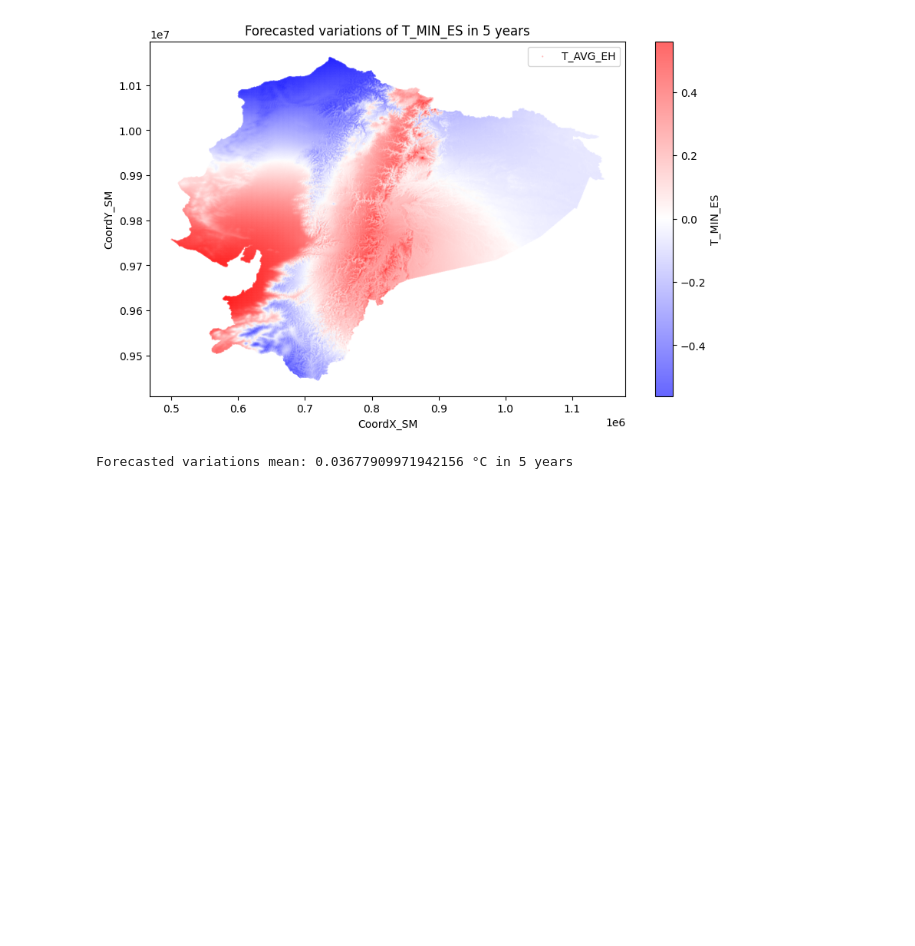
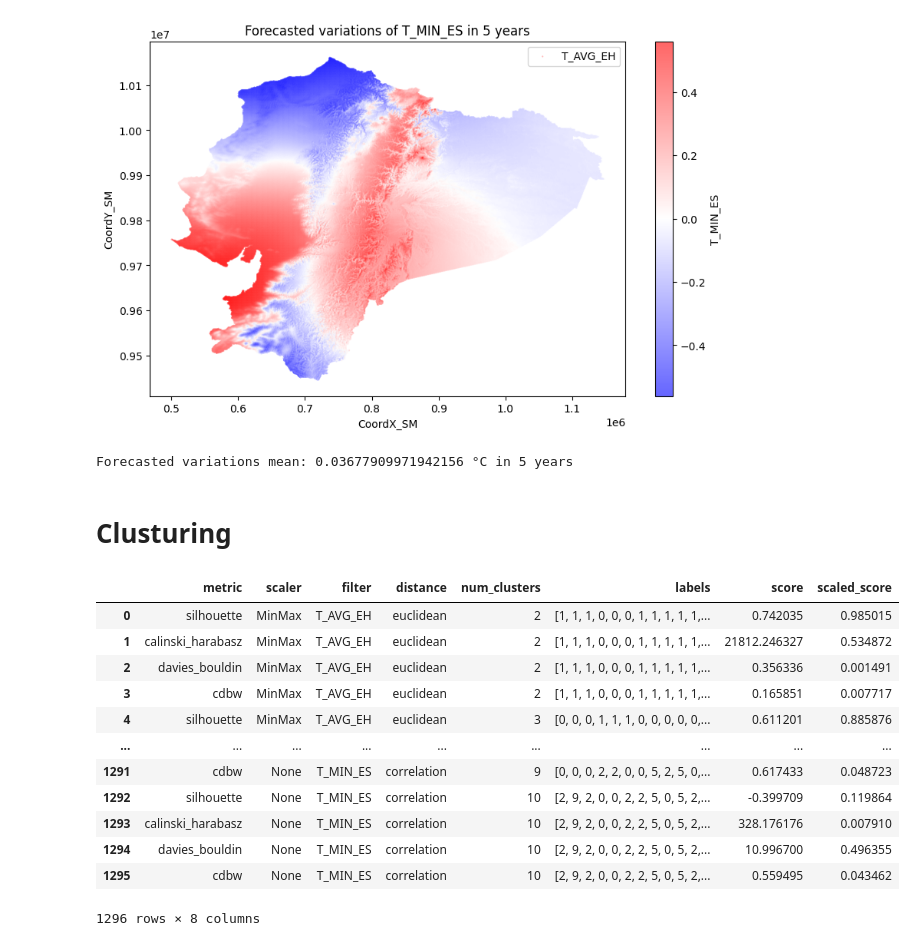
Before and after one commit to tutur90/Weather-Forecast, a Jupyter notebook: Map_forcast.ipynb, the cells around one changed output. Drawn from its saved outputs; the diff is of its cells as text; code cells hidden in the pictures; blank space fills up the shorter version.

```diff
--- a/Map_forcast.ipynb
+++ b/Map_forcast.ipynb
@@ -211,3 +211,5 @@ T_MAX_ES has missing values
 T_MIN_EH has missing values
 [figure]
 Forecasted variations mean: 0.03677909971942156 °C in 5 years
+# %% [markdown]
+# Clusturing
@@ -213,0 +275,73 @@ Forecasted variations mean: 0.03677909971942156 °C in 5 years
+# %%
+import numpy as np
+import pandas as pd
+import itertools
+from tqdm.notebook import tqdm
+from sklearn.preprocessing import MinMaxScaler, StandardScaler
+from scipy.spatial.distance import pdist, squareform
+from sklearn.cluster import AgglomerativeClustering
+
+
+dfc = df.copy()
+
+test_clusters = 10
+
+metrics = ['silhouette', 'calinski_harabasz', 'davies_bouldin', 'cdbw']
+
+scalers = [ 'MinMax', 'Standard', 'None']
+
+# method=['c', 'sp', 'st']
+
+filters = ['T_AVG_EH', 'T_AVG_ES', 'T_MIN_ES']
+
+distances = ['euclidean', 'cosine','chebyshev','correlation' ]
+
+params = [ scalers,filters, distances]
+
+list_params = list(itertools.product(*params))
+
+results = []
+
+for n, (scaler, filter, distance) in tqdm(enumerate(list_params), total=len(list_params)):
+
+
+    features_size = 4 if filter=='IN' else 3
+
+    if scaler != 'None':
+      if scaler == 'MinMax':
+        used_scaler = MinMaxScaler()
+      else:
+        used_scaler = StandardScaler()
+      dfcs = pd.DataFrame(used_scaler.fit_transform(dfc), columns=dfc.columns)
+    else:
+      dfcs = dfc
+
+    df_f = dfcs[filter].sample(frac = 0.02)
+
+    for cluster in range(2,test_clusters+1):
+        clust = AgglomerativeClustering(n_clusters=cluster,metric=distance,  linkage='ward' if distance == 'euclidian' else 'average')
+        clust.fit_predict(df_f)
+        labels = clust.labels_
+        for metric in metrics:
+            results.append({'metric': metric, 'scaler': scaler, 'filter': filter, 'distance': distance, 'num_clusters': cluster, 'labels': labels, 'score': get_eval_metric(metric)(df_f, labels)})
+
+results = pd.DataFrame(results)
+
+
+results['scaled_score'] = results.groupby('metric')['score'].transform(lambda x: MinMaxScaler().fit_transform(x.values.reshape(-1, 1)).reshape(-1))
+
+results
+# %% [output]
+|  | metric | scaler | filter | distance | num_clusters | labels | score | scaled_score |
+| 0 | silhouette | MinMax | T_AVG_EH | euclidean | 2 | [1, 1, 1, 0, 0, 0, 1, 1, 1, 1, 1,... | 0.742035 | 0.985015 |
+| 1 | calinski_harabasz | MinMax | T_AVG_EH | euclidean | 2 | [1, 1, 1, 0, 0, 0, 1, 1, 1, 1, 1,... | 21812.246327 | 0.534872 |
+| 2 | davies_bouldin | MinMax | T_AVG_EH | euclidean | 2 | [1, 1, 1, 0, 0, 0, 1, 1, 1, 1, 1,... | 0.356336 | 0.001491 |
+| 3 | cdbw | MinMax | T_AVG_EH | euclidean | 2 | [1, 1, 1, 0, 0, 0, 1, 1, 1, 1, 1,... | 0.165851 | 0.007717 |
+| 4 | silhouette | MinMax | T_AVG_EH | euclidean | 3 | [0, 0, 0, 1, 1, 1, 0, 0, 0, 0, 0,... | 0.611201 | 0.885876 |
+| ... | ... | ... | ... | ... | ... | ... | ... | ... |
+| 1291 | cdbw | None | T_MIN_ES | correlation | 9 | [0, 0, 0, 2, 2, 0, 0, 5, 2, 5, 0,... | 0.617433 | 0.048723 |
+| 1292 | silhouette | None | T_MIN_ES | correlation | 10 | [2, 9, 2, 0, 0, 2, 2, 5, 0, 5, 2,... | -0.399709 | 0.119864 |
+| 1293 | calinski_harabasz | None | T_MIN_ES | correlation | 10 | [2, 9, 2, 0, 0, 2, 2, 5, 0, 5, 2,... | 328.176176 | 0.007910 |
+| 1294 | davies_bouldin | None | T_MIN_ES | correlation | 10 | [2, 9, 2, 0, 0, 2, 2, 5, 0, 5, 2,... | 10.996700 | 0.496355 |
+| 1295 | cdbw | None | T_MIN_ES | correlation | 10 | [2, 9, 2, 0, 0, 2, 2, 5, 0, 5, 2,... | 0.559495 | 0.043462 |
+1296 rows × 8 columns
```
Also changed, not shown: parts of 2 cells of this notebook.
